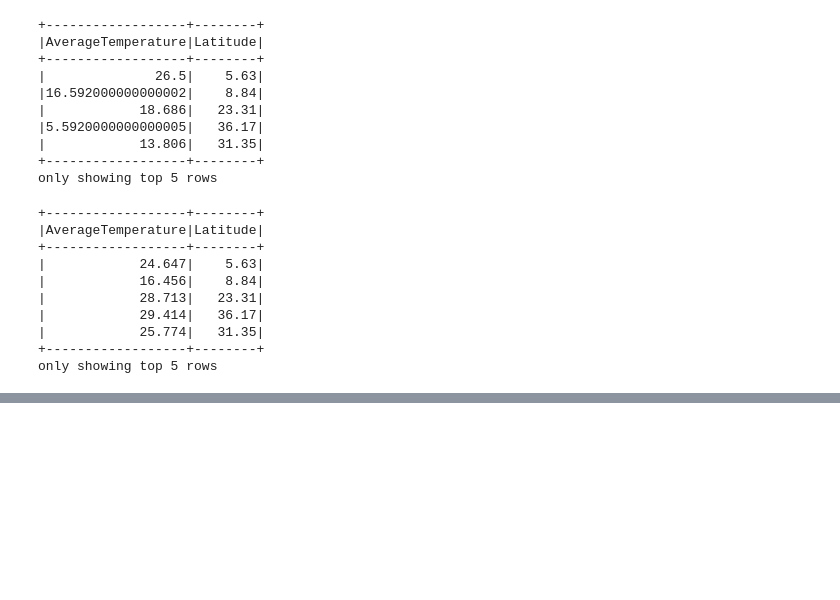
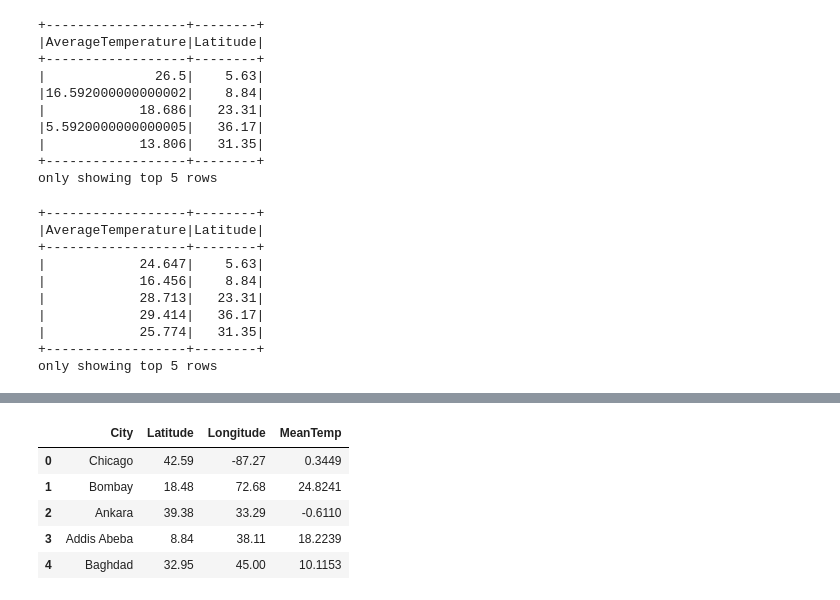
Before and after one commit to mohorka/big_numbers, a Jupyter notebook: task5.ipynb, the cells around one changed output, grey strips where cells are left out. Cells and saved outputs as stored; diff of their text form; code cells hidden in the pictures; blank space fills up the shorter version.

```diff
--- a/task5.ipynb
+++ b/task5.ipynb
@@ -221,0 +484,10 @@ plt.show()
+# %%
+trunc_df = trunc_df.withColumn("Longitude", longitude_UDF(f.col("Longitude")))
+trunc_df = trunc_df.withColumn("Longitude",f.col("Longitude").cast('double'))
+# %%
+columns = ["City", "AverageTemperature", "Latitude", "Longitude"]
+january_data = trunc_df.select(f.year("dt").alias("Year"), f.month("dt").alias("Month"), *columns)
+# %%
+january_data = january_data.filter((january_data["Month"]==1) & (january_data["Year"]>(2013-10)))
+january_data = january_data.groupBy(f.col("City"), f.col("Latitude"), f.col("Longitude")).agg(f.mean("AverageTemperature").alias("MeanTemp"))
+january_data.show()
@@ -221,0 +516,11 @@ plt.show()
+# %%
+january_data_p = january_data.toPandas()
+# %%
+january_data_p.head()
+# %% [output]
+|  | City | Latitude | Longitude | MeanTemp |
+| 0 | Chicago | 42.59 | -87.27 | 0.3449 |
+| 1 | Bombay | 18.48 | 72.68 | 24.8241 |
+| 2 | Ankara | 39.38 | 33.29 | -0.6110 |
+| 3 | Addis Abeba | 8.84 | 38.11 | 18.2239 |
+| 4 | Baghdad | 32.95 | 45.00 | 10.1153 |
```
Also changed, not shown: parts of 40 cells of this notebook, 2 other files.
